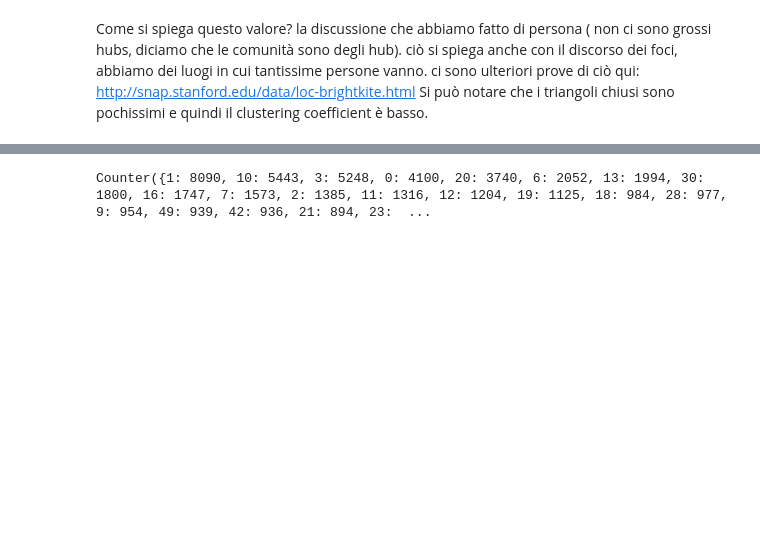
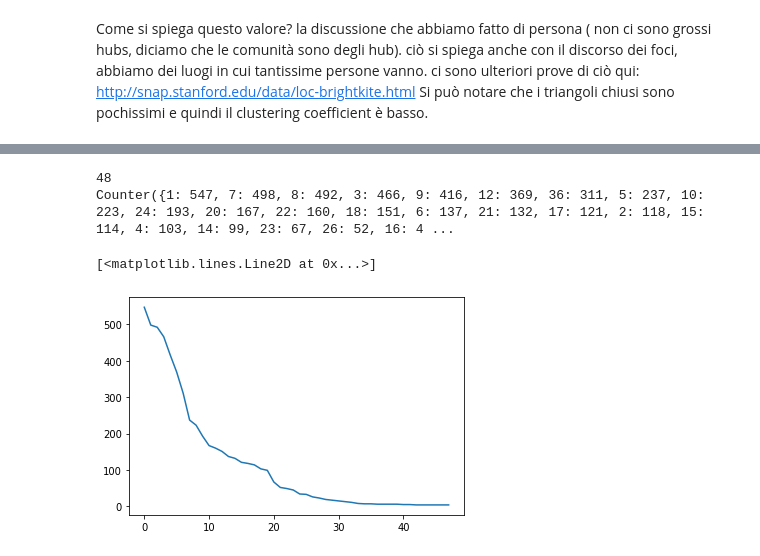
Before and after one commit to lory9894University/AVRC_project, a Jupyter notebook: measures.ipynb, the cells around one changed output, grey strips where cells are left out. Cells and saved outputs as stored; diff of their text form; code cells hidden in the pictures; blank space fills up the shorter version.

```diff
--- a/measures.ipynb
+++ b/measures.ipynb
@@ -114,10 +135,15 @@ Degree correlation: 0.009622679947904226
 # %%
 #community detection
-#communities = community_louvain.best_partition(G)
+communities = community.community_louvain.best_partition(G)
 largest_component_communities = community.community_louvain.best_partition(largest_component)
 # number of communities
 #print(Counter(communities.values()))
+print(len(Counter(largest_component_communities.values())))
 print(Counter(largest_component_communities.values()))
+plt.plot(sorted(Counter(largest_component_communities.values()).values(),reverse=True))
 # %% [output]
-Counter({1: 8090, 10: 5443, 3: 5248, 0: 4100, 20: 3740, 6: 2052, 13: 1994, 30: 1800, 16: 1747, 7: 1573, 2: 1385, 11: 1316, 12: 1204, 19: 1125, 18: 984, 28: 977, 9: 954, 49: 939, 42: 936, 21: 894, 23:  ...
+48
+Counter({1: 547, 7: 498, 8: 492, 3: 466, 9: 416, 12: 369, 36: 311, 5: 237, 10: 223, 24: 193, 20: 167, 22: 160, 18: 151, 6: 137, 21: 132, 17: 121, 2: 118, 15: 114, 4: 103, 14: 99, 23: 67, 26: 52, 16: 4 ...
+[<matplotlib.lines.Line2D at 0x...>]
+[figure, added]
 # %%
```
Also changed, not shown: parts of 13 cells of this notebook, 6 other files.
